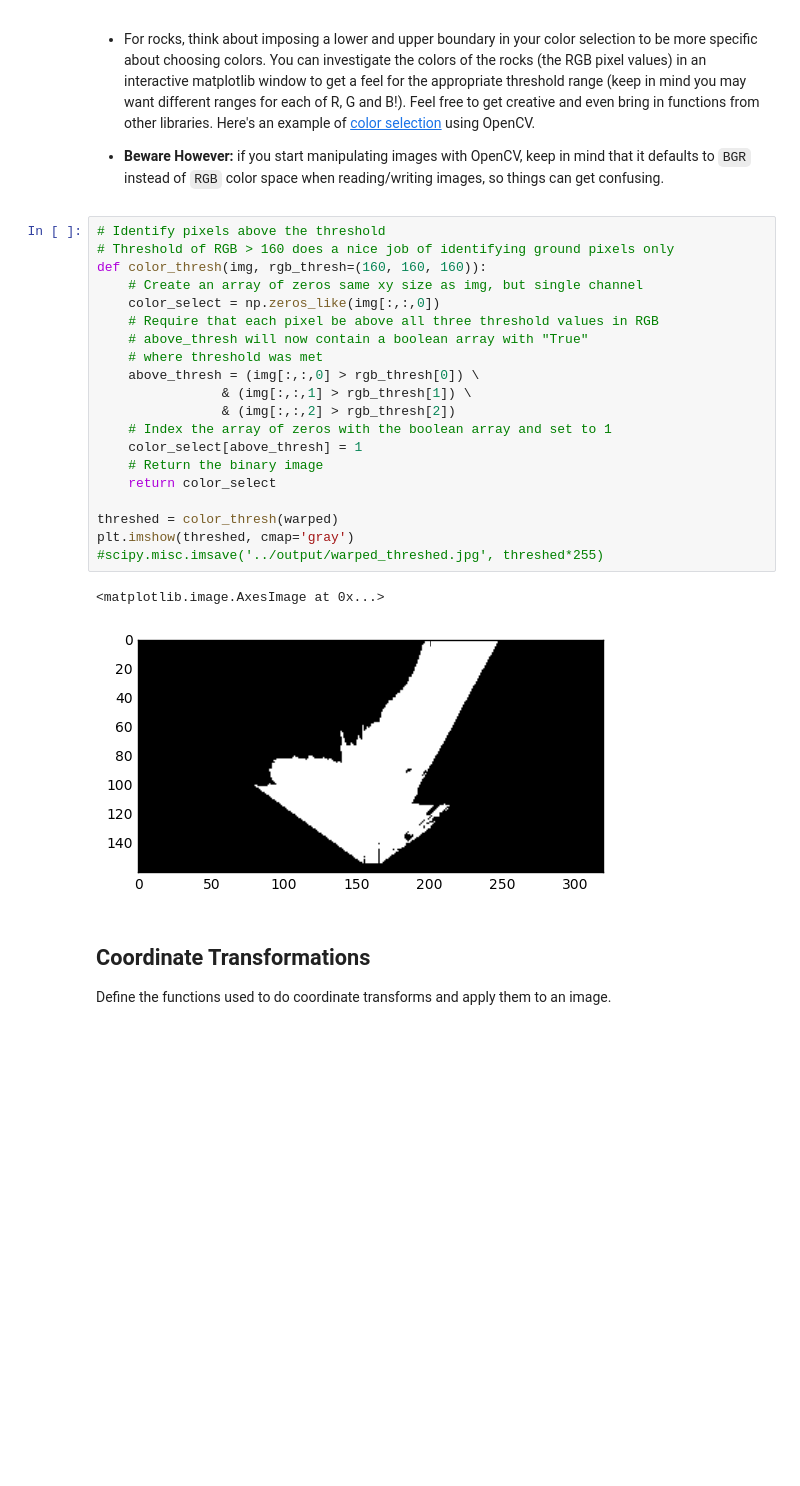
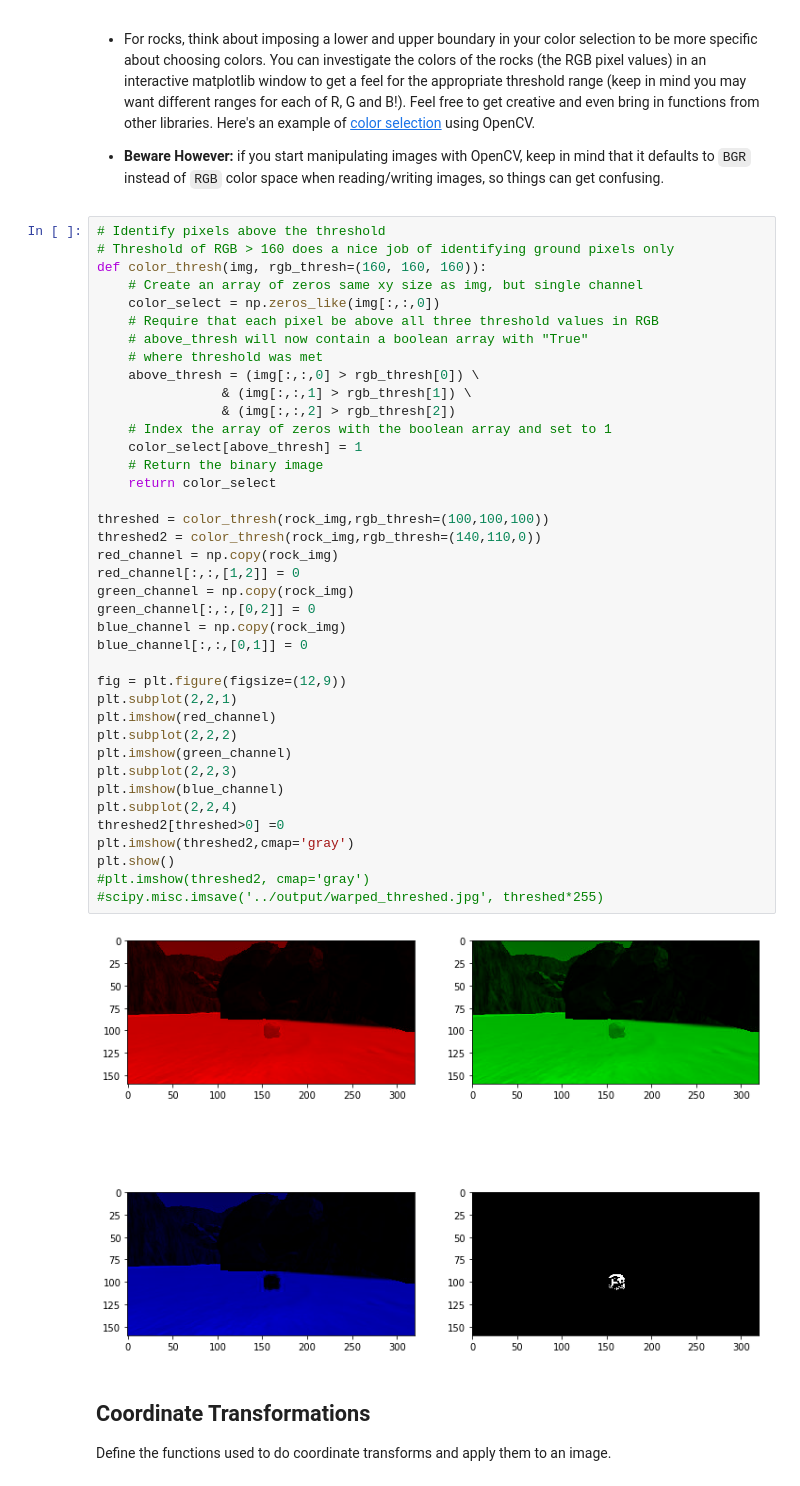
Before and after one commit to udacity/RoboND-Rover-Project, a Jupyter notebook: code/Rover_Project_Test_Notebook.ipynb, the cells around one changed output. Drawn from its saved outputs; the diff is of its cells as text; blank space fills up the shorter version.

```diff
--- a/code/Rover_Project_Test_Notebook.ipynb
+++ b/code/Rover_Project_Test_Notebook.ipynb
@@ -115,26 +118,44 @@ Define the color thresholding function from the lesson and apply it to the warpe
 # %%
 # Identify pixels above the threshold
 # Threshold of RGB > 160 does a nice job of identifying ground pixels only
 def color_thresh(img, rgb_thresh=(160, 160, 160)):
     # Create an array of zeros same xy size as img, but single channel
     color_select = np.zeros_like(img[:,:,0])
     # Require that each pixel be above all three threshold values in RGB
     # above_thresh will now contain a boolean array with "True"
     # where threshold was met
     above_thresh = (img[:,:,0] > rgb_thresh[0]) \
                 & (img[:,:,1] > rgb_thresh[1]) \
                 & (img[:,:,2] > rgb_thresh[2])
     # Index the array of zeros with the boolean array and set to 1
     color_select[above_thresh] = 1
     # Return the binary image
     return color_select
 
-threshed = color_thresh(warped)
-plt.imshow(threshed, cmap='gray')
+threshed = color_thresh(rock_img,rgb_thresh=(100,100,100))
+threshed2 = color_thresh(rock_img,rgb_thresh=(140,110,0))
+red_channel = np.copy(rock_img)
+red_channel[:,:,[1,2]] = 0
+green_channel = np.copy(rock_img)
+green_channel[:,:,[0,2]] = 0
+blue_channel = np.copy(rock_img)
+blue_channel[:,:,[0,1]] = 0
+
+fig = plt.figure(figsize=(12,9))
+plt.subplot(2,2,1)
+plt.imshow(red_channel)
+plt.subplot(2,2,2)
+plt.imshow(green_channel)
+plt.subplot(2,2,3)
+plt.imshow(blue_channel)
+plt.subplot(2,2,4)
+threshed2[threshed>0] =0
+plt.imshow(threshed2,cmap='gray')
+plt.show()
+#plt.imshow(threshed2, cmap='gray')
 #scipy.misc.imsave('../output/warped_threshed.jpg', threshed*255)
 # %% [output]
-<matplotlib.image.AxesImage at 0x...>
-[figure, old version]
+[figure, new version]
 # %% [markdown]
 ## Coordinate Transformations
 Define the functions used to do coordinate transforms and apply them to an image.
```
Also changed, not shown: parts of 14 cells of this notebook, 5 other files.
